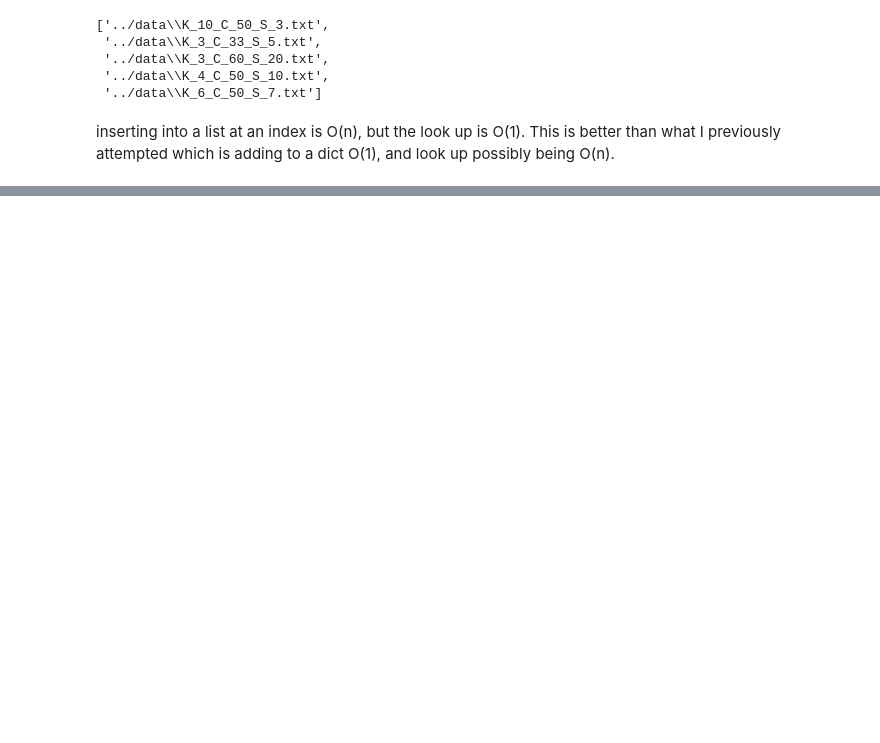
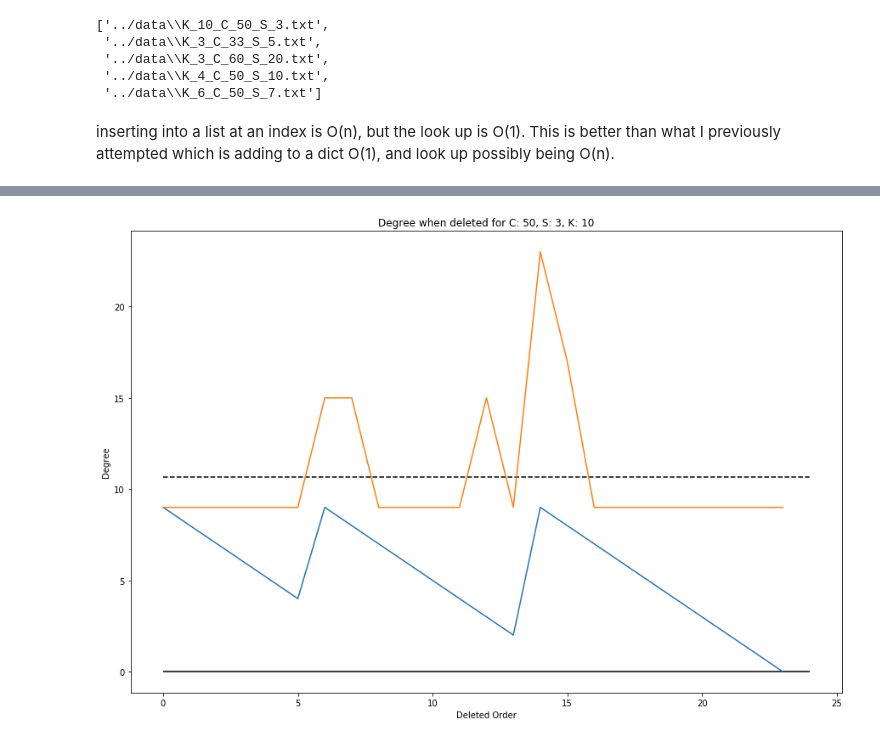
Before and after one commit to MillHaus33/algos, a Jupyter notebook: part2/project_part_2.ipynb, the cells around one changed output, grey strips where cells are left out. Saved outputs shown, nothing was run; the diff lists cells and outputs as text; code cells hidden in the pictures; blank space fills up the shorter version.

```diff
--- a/part2/project_part_2.ipynb
+++ b/part2/project_part_2.ipynb
@@ -351,3 +353,5 @@ colors = []
 for n in coloring_order:
     if adj[n].degree_start >= 1:
         colors.append(adj[n].color)
+# %%
+colors_dict = dict( (l, colors.count(l) ) for l in set(colors))
@@ -368,0 +377,21 @@ network_vis2(Edges=edges2, pos=pos, courses_per=courses_per, students=students,
+# %%
+when_deleted_plot = []
+original_degree = []
+for x in coloring_order:
+    when_deleted_plot.insert(0, adj[x].degree_when_deleted)
+    original_degree.insert(0, adj[x].degree_start)
+# %%
+# for plotting
+fig, ax = plt.subplots(1, figsize=(15,10))
+# the histogram of the data
+ax.plot(when_deleted_plot)
+ax.plot(original_degree)
+ax.hlines(statistics.mean(original_degree), linestyle='--', xmin=0, xmax=len(colors))
+ax.hlines(len(colors_dict.keys()), linestyle='-', xmin=0, xmax=len(colors))
+ax.set_xlabel('Deleted Order')
+#ax.set_yticks([1,2,3])
+ax.set_ylabel('Degree')
+ax.set_title('Degree when deleted for C: %d, S: %d, K: %d' % (C, students, courses_per) )
+plt.show()
+# %% [output]
+[figure, added]
```
Also changed, not shown: parts of 8 cells of this notebook, 1 other file.
